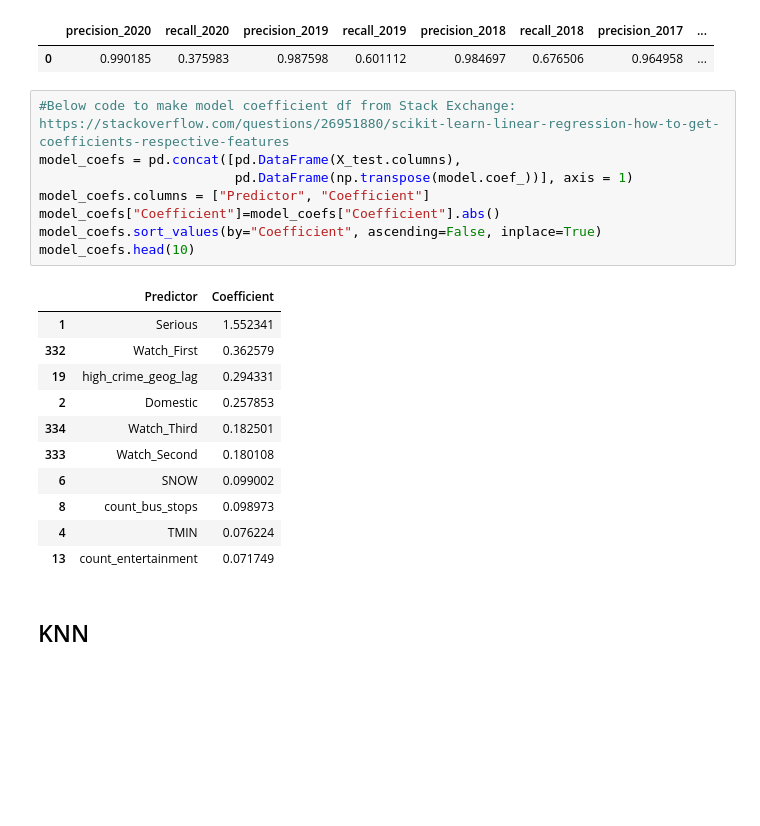
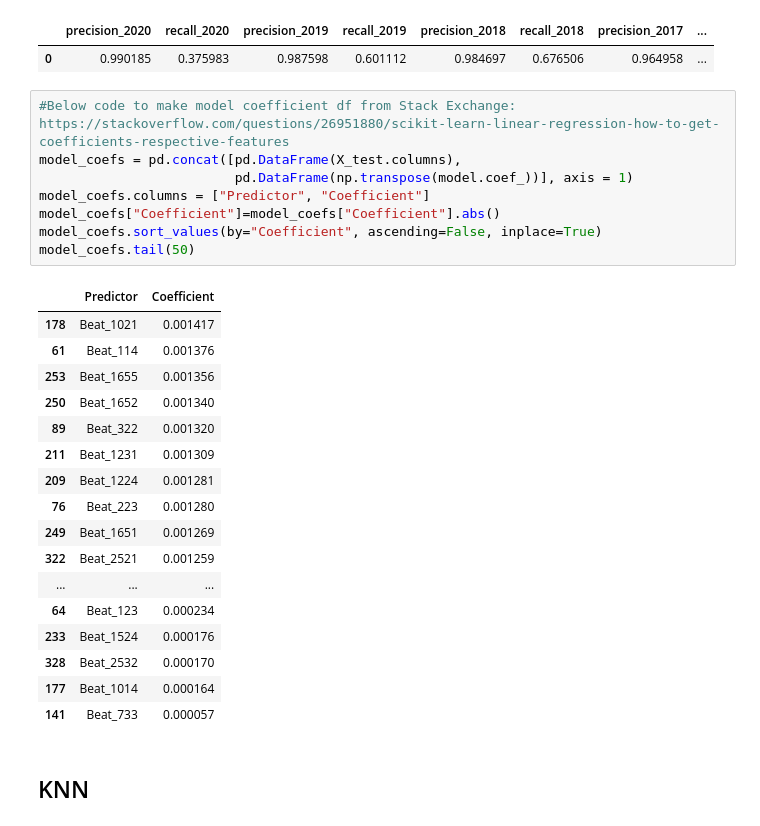
Before and after one commit to Deckart2/capp_30254_crime_forcasting, a Jupyter notebook: scripts/Final Models.ipynb, the cells around one changed output. Cells and saved outputs as stored; diff of their text form; blank space fills up the shorter version.

Commit message:
quick update of final models

```diff
--- a/scripts/Final Models.ipynb
+++ b/scripts/Final Models.ipynb
@@ -155,23 +155,29 @@ results_log
 # %%
 #Below code to make model coefficient df from Stack Exchange: https://stackoverflow.com/questions/26951880/scikit-learn-linear-regression-how-to-get-coefficients-respective-features
 model_coefs = pd.concat([pd.DataFrame(X_test.columns),
                          pd.DataFrame(np.transpose(model.coef_))], axis = 1)
 model_coefs.columns = ["Predictor", "Coefficient"]
 model_coefs["Coefficient"]=model_coefs["Coefficient"].abs()
 model_coefs.sort_values(by="Coefficient", ascending=False, inplace=True)
-model_coefs.head(10)
+model_coefs.tail(50)
 # %% [output]
 |  | Predictor | Coefficient |
-| 1 | Serious | 1.552341 |
-| 332 | Watch_First | 0.362579 |
-| 19 | high_crime_geog_lag | 0.294331 |
-| 2 | Domestic | 0.257853 |
-| 334 | Watch_Third | 0.182501 |
-| 333 | Watch_Second | 0.180108 |
-| 6 | SNOW | 0.099002 |
-| 8 | count_bus_stops | 0.098973 |
-| 4 | TMIN | 0.076224 |
-| 13 | count_entertainment | 0.071749 |
+| 178 | Beat_1021 | 0.001417 |
+| 61 | Beat_114 | 0.001376 |
+| 253 | Beat_1655 | 0.001356 |
+| 250 | Beat_1652 | 0.001340 |
+| 89 | Beat_322 | 0.001320 |
+| 211 | Beat_1231 | 0.001309 |
+| 209 | Beat_1224 | 0.001281 |
+| 76 | Beat_223 | 0.001280 |
+| 249 | Beat_1651 | 0.001269 |
+| 322 | Beat_2521 | 0.001259 |
+| ... | ... | ... |
+| 64 | Beat_123 | 0.000234 |
+| 233 | Beat_1524 | 0.000176 |
+| 328 | Beat_2532 | 0.000170 |
+| 177 | Beat_1014 | 0.000164 |
+| 141 | Beat_733 | 0.000057 |
 # %% [markdown]
 ## KNN
 # %%
```
Also changed, not shown: 1 other file.
